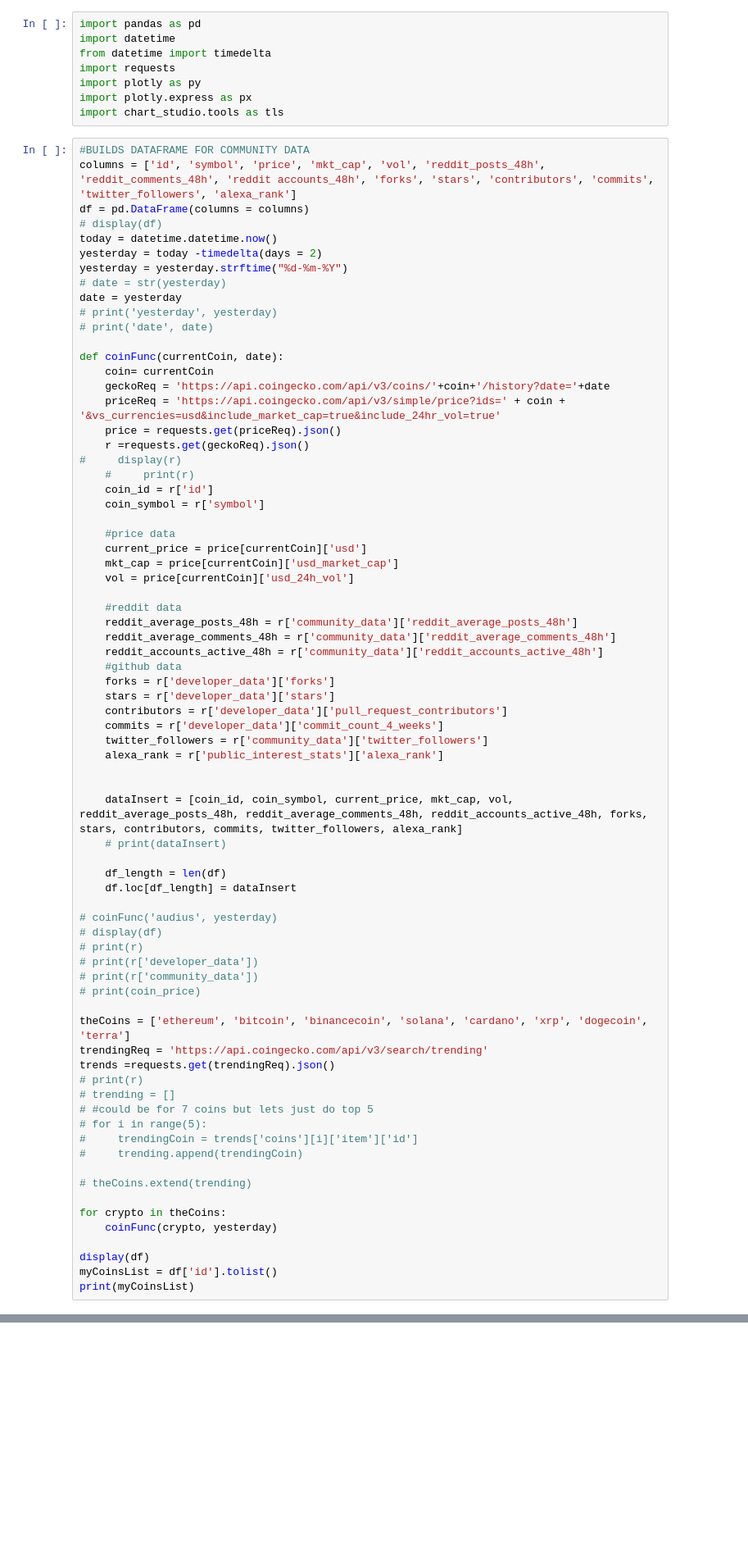
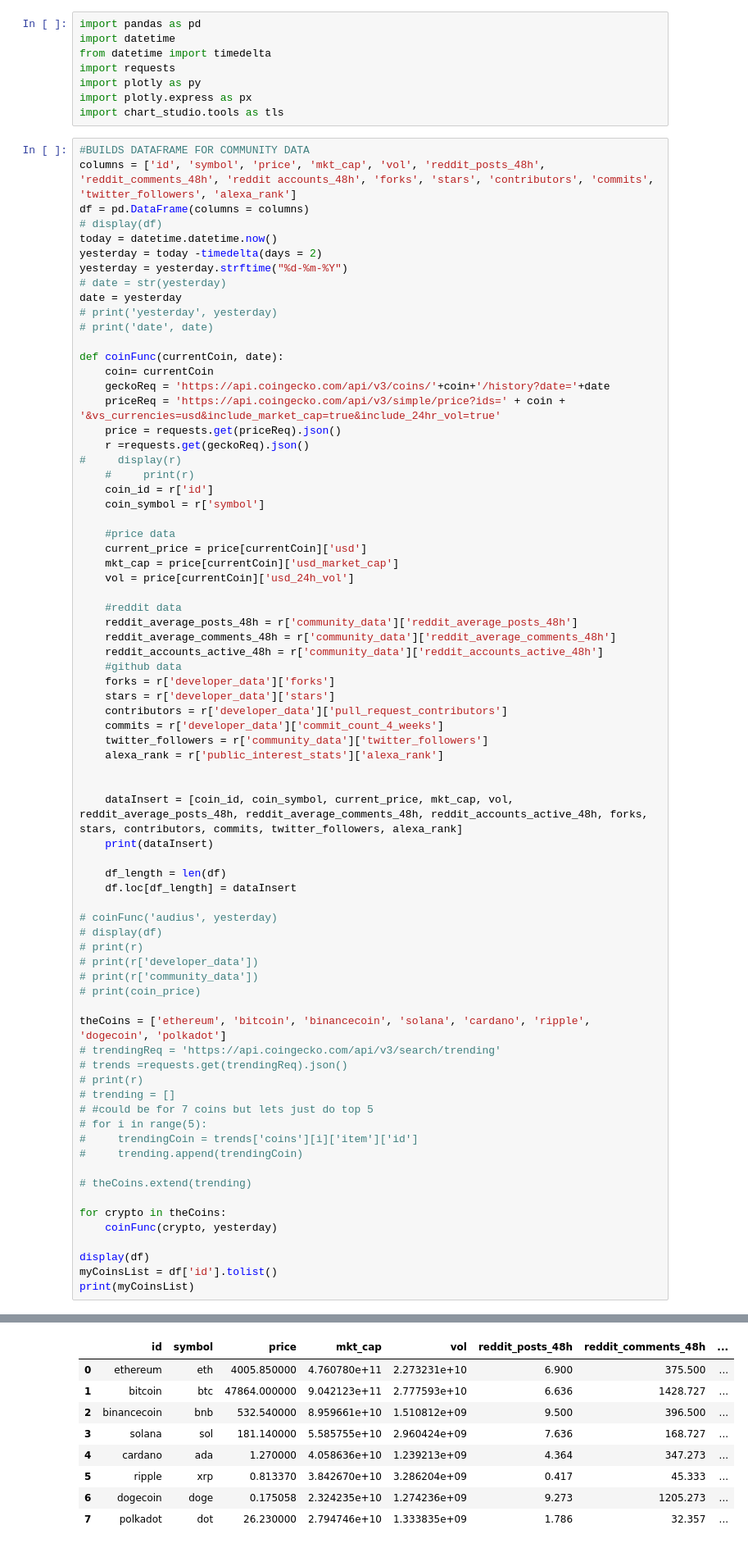
Before and after one commit to ValverdeDaniel/SpaceEggs, a Jupyter notebook: python/myIndex/aMainPy.ipynb, the cells around one changed output, grey strips where cells are left out. Shown: that part at 82% size. Cells and saved outputs as stored; diff of their text form; blank space fills up the shorter version.

```diff
--- a/python/myIndex/aMainPy.ipynb
+++ b/python/myIndex/aMainPy.ipynb
@@ -49,7 +49,7 @@ def coinFunc(currentCoin, date):
 
 
     dataInsert = [coin_id, coin_symbol, current_price, mkt_cap, vol, reddit_average_posts_48h, reddit_average_comments_48h, reddit_accounts_active_48h, forks, stars, contributors, commits, twitter_followers, alexa_rank]
-    # print(dataInsert)
+    print(dataInsert)
 
     df_length = len(df)
     df.loc[df_length] = dataInsert
@@ -61,9 +61,9 @@ def coinFunc(currentCoin, date):
 # print(r['community_data'])
 # print(coin_price)
 
-theCoins = ['ethereum', 'bitcoin', 'binancecoin', 'solana', 'cardano', 'xrp', 'dogecoin', 'terra']
-trendingReq = 'https://api.coingecko.com/api/v3/search/trending'
-trends =requests.get(trendingReq).json()
+theCoins = ['ethereum', 'bitcoin', 'binancecoin', 'solana', 'cardano', 'ripple', 'dogecoin', 'polkadot']
+# trendingReq = 'https://api.coingecko.com/api/v3/search/trending'
+# trends =requests.get(trendingReq).json()
 # print(r)
 # trending = []
 # #could be for 7 coins but lets just do top 5
@@ -83,0 +91,9 @@ KeyError: 'id'
+|  | id | symbol | price | mkt_cap | vol | reddit_posts_48h | reddit_comments_48h | ... |
+| 0 | ethereum | eth | 4005.850000 | 4.760780e+11 | 2.273231e+10 | 6.900 | 375.500 | ... |
+| 1 | bitcoin | btc | 47864.000000 | 9.042123e+11 | 2.777593e+10 | 6.636 | 1428.727 | ... |
+| 2 | binancecoin | bnb | 532.540000 | 8.959661e+10 | 1.510812e+09 | 9.500 | 396.500 | ... |
+| 3 | solana | sol | 181.140000 | 5.585755e+10 | 2.960424e+09 | 7.636 | 168.727 | ... |
+| 4 | cardano | ada | 1.270000 | 4.058636e+10 | 1.239213e+09 | 4.364 | 347.273 | ... |
+| 5 | ripple | xrp | 0.813370 | 3.842670e+10 | 3.286204e+09 | 0.417 | 45.333 | ... |
+| 6 | dogecoin | doge | 0.175058 | 2.324235e+10 | 1.274236e+09 | 9.273 | 1205.273 | ... |
+| 7 | polkadot | dot | 26.230000 | 2.794746e+10 | 1.333835e+09 | 1.786 | 32.357 | ... |
```
Also changed, not shown: parts of 2 cells of this notebook, 6 other files.
